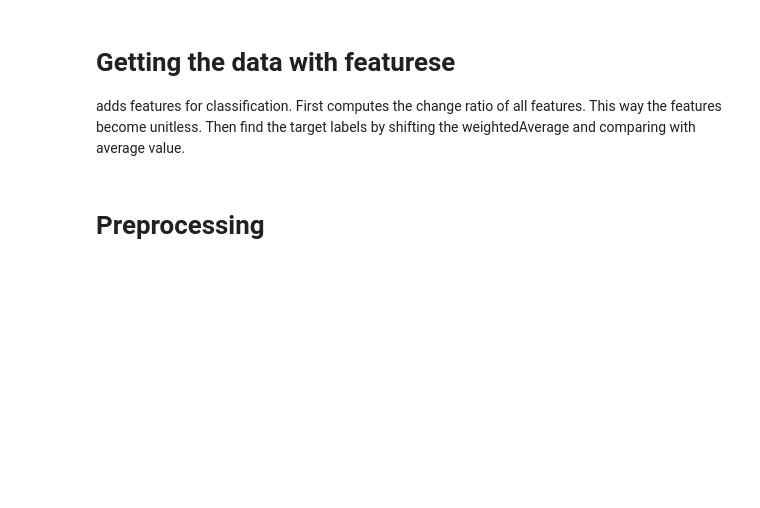
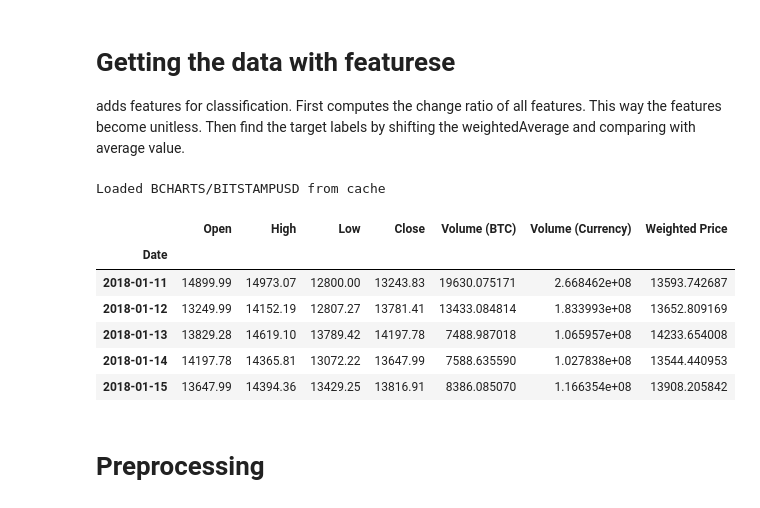
Before and after one commit to arashash/BitPredict, a Jupyter notebook: Classification/classifyTomorrowChange.ipynb, the cells around one changed output. Cells and saved outputs as stored; diff of their text form; code cells hidden in the pictures; blank space fills up the shorter version.

```diff
--- a/Classification/classifyTomorrowChange.ipynb
+++ b/Classification/classifyTomorrowChange.ipynb
@@ -285,5 +304,26 @@ df_scatter(combined_df, 'Cryptocurrency Prices (BTC)', seperate_y_axis=False, y_
 # %% [markdown]
 # Getting the data with featurese
 adds features for classification. First computes the change ratio of all features. This way the features become unitless. Then find the target labels by shifting the weightedAverage and comparing with average value.
+# %%
+df = get_quandl_data('BCHARTS/BITSTAMPUSD')
+df = df.fillna(0)
+# average using more exchange data
+exchanges = ['COINBASE','ITBIT', 'KRAKEN']
+# for exchange in exchanges:
+#     exchange_code = 'BCHARTS/{}USD'.format(exchange)
+#     btc_exchange_df = get_quandl_data(exchange_code)
+#     btc_exchange_df = btc_exchange_df.dropna()
+#     df = df + btc_exchange_df
+# df = df / (len(exchanges)+1)
+df.tail()
+# %% [output]
+Loaded BCHARTS/BITSTAMPUSD from cache
+|  | Open | High | Low | Close | Volume (BTC) | Volume (Currency) | Weighted Price |
+| Date |  |  |  |  |  |  |  |
+| 2018-01-11 | 14899.99 | 14973.07 | 12800.00 | 13243.83 | 19630.075171 | 2.668462e+08 | 13593.742687 |
+| 2018-01-12 | 13249.99 | 14152.19 | 12807.27 | 13781.41 | 13433.084814 | 1.833993e+08 | 13652.809169 |
+| 2018-01-13 | 13829.28 | 14619.10 | 13789.42 | 14197.78 | 7488.987018 | 1.065957e+08 | 14233.654008 |
+| 2018-01-14 | 14197.78 | 14365.81 | 13072.22 | 13647.99 | 7588.635590 | 1.027838e+08 | 13544.440953 |
+| 2018-01-15 | 13647.99 | 14394.36 | 13429.25 | 13816.91 | 8386.085070 | 1.166354e+08 | 13908.205842 |
 # %%
 def getData(altcoin):
```
Also changed, not shown: parts of 10 cells of this notebook.
